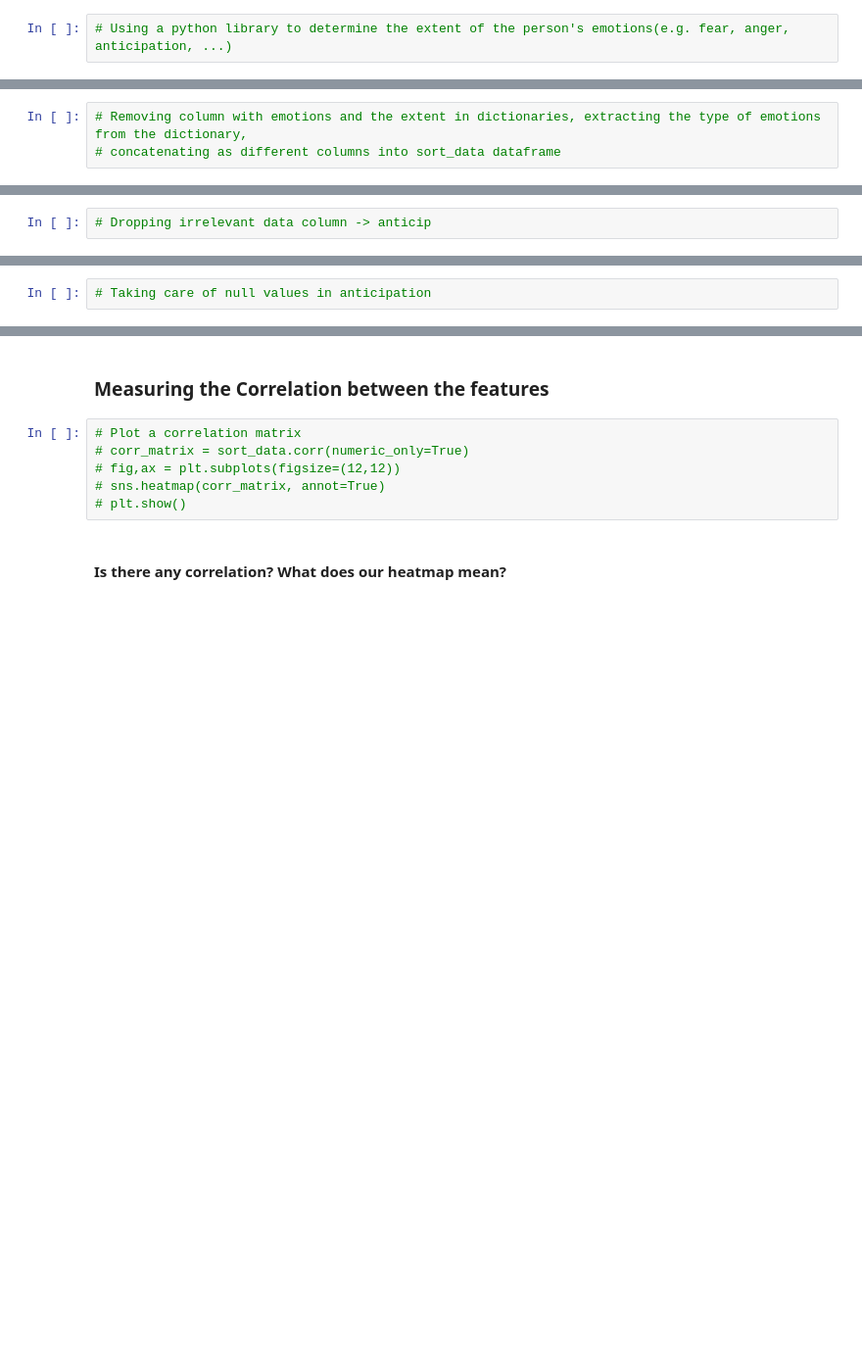
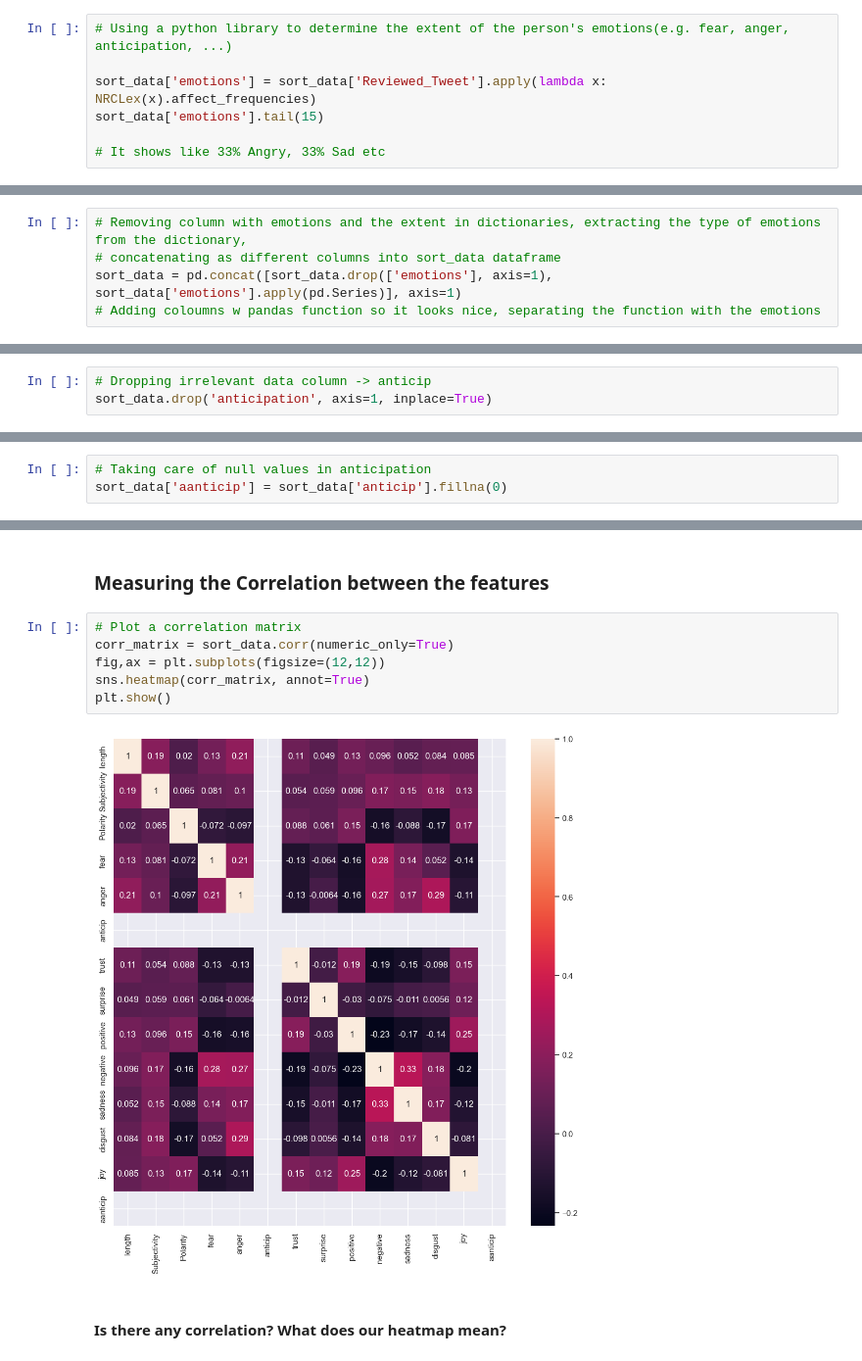
Before and after one commit to Bahbunb/MY-DAC-Curriculum, a Jupyter notebook: DAC-008_Intro_To_NLP/DAC-008_Sentiment_Analysis_1_Student.ipynb, the cells around one changed output, grey strips where cells are left out. Shown at 98% size. Drawn from its saved outputs; the diff is of its cells as text; blank space fills up the shorter version.

```diff
--- a/DAC-008_Intro_To_NLP/DAC-008_Sentiment_Analysis_1_Student.ipynb
+++ b/DAC-008_Intro_To_NLP/DAC-008_Sentiment_Analysis_1_Student.ipynb
@@ -471,3 +523,8 @@ fig.show()
 ### Emotion Detection
 # %%
 # Using a python library to determine the extent of the person's emotions(e.g. fear, anger, anticipation, ...)
+
+sort_data['emotions'] = sort_data['Reviewed_Tweet'].apply(lambda x: NRCLex(x).affect_frequencies)
+sort_data['emotions'].tail(15)
+
+# It shows like 33% Angry, 33% Sad etc
@@ -474,3 +548,5 @@ fig.show()
 # %%
 # Removing column with emotions and the extent in dictionaries, extracting the type of emotions from the dictionary,
 # concatenating as different columns into sort_data dataframe
+sort_data = pd.concat([sort_data.drop(['emotions'], axis=1), sort_data['emotions'].apply(pd.Series)], axis=1)
+# Adding coloumns w pandas function so it looks nice, separating the function with the emotions
@@ -482,5 +597,6 @@ fig.show()
 ### Addressing null values and irrelevant columns
 # %%
 # Dropping irrelevant data column -> anticip
+sort_data.drop('anticipation', axis=1, inplace=True)
 # %%
 # Checking the columns in sort_data
@@ -487,4 +610,5 @@ fig.show()
 # %%
 # Taking care of null values in anticipation
+sort_data['aanticip'] = sort_data['anticip'].fillna(0)
 # %%
 # Confirming that there are no null values
@@ -494,9 +624,11 @@ fig.show()
 ### Measuring the Correlation between the features
 # %%
 # Plot a correlation matrix
-# corr_matrix = sort_data.corr(numeric_only=True)
-# fig,ax = plt.subplots(figsize=(12,12))
-# sns.heatmap(corr_matrix, annot=True)
-# plt.show()
+corr_matrix = sort_data.corr(numeric_only=True)
+fig,ax = plt.subplots(figsize=(12,12))
+sns.heatmap(corr_matrix, annot=True)
+plt.show()
+# %% [output]
+[figure, added]
 # %% [markdown]
 #### Is there any correlation? What does our heatmap mean?
```
Also changed, not shown: parts of 22 cells of this notebook.
